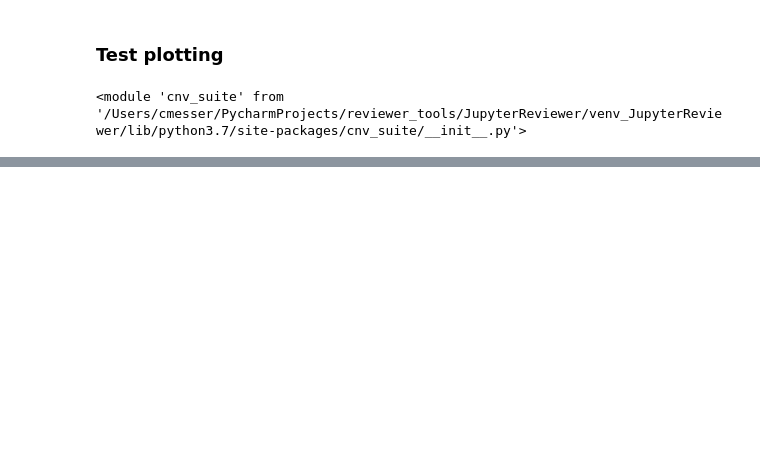
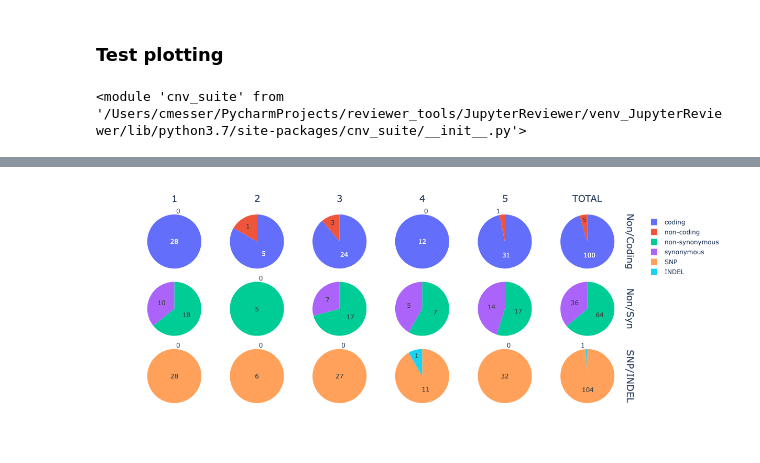
Before and after one commit to getzlab/AnnoMate, a Jupyter notebook: JupyterReviewer/Reviewers/PhylogicReviewer.ipynb, the cells around one changed output, grey strips where cells are left out. Drawn from its saved outputs; the diff is of its cells as text; code cells hidden in the pictures; blank space fills up the shorter version.

Commit message:
Phylogic notebook with cells testing cluster metric figure.

```diff
--- a/JupyterReviewer/Reviewers/PhylogicReviewer.ipynb
+++ b/JupyterReviewer/Reviewers/PhylogicReviewer.ipynb
@@ -315,0 +375,4 @@ importlib.reload(cnv_suite)
+# %%
+mut_ccfs_df['class'] = mut_ccfs_df['Variant_Classification'].apply(classify_mut)
+mut_classes = mut_ccfs_df.groupby(['Cluster_Assignment', 'class']).size().unstack(fill_value=0)
+mut_classes
@@ -315,0 +387,16 @@ importlib.reload(cnv_suite)
+# %%
+mut_classes['coding'] = mut_classes['synonymous'] + mut_classes['non-synonymous']
+# %%
+mut_counts_df = mut_classes.join(snp_indel)
+# %%
+mut_counts_df.loc['TOTAL', :] = mut_counts_df.sum()
+mut_counts_df = mut_counts_df.stack().reset_index().rename(columns={'level_1':'annotation', 0: 'count'})
+mut_counts_df['type'] = mut_counts_df['annotation'].apply(lambda x: 'Non/Coding' if 'coding' in x else ('Non/Syn' if 'syn' in x else 'SNP/INDEL'))
+# %%
+fig = px.pie(mut_counts_df, names='annotation', values='count', facet_col='Cluster_Assignment', facet_row='type', height=500, facet_row_spacing=0.07)
+fig.for_each_annotation(lambda a: a.update(text=a.text.replace("Cluster_Assignment=", ""), y=1.05), selector={'xanchor': 'center'})
+fig.for_each_annotation(lambda a: a.update(text=a.text.replace("type=", "")))
+fig.for_each_annotation(lambda a: a.update(font_size=18))
+fig.update_traces(textinfo='value')
+# %% [output]
+[figure, added]
```
Also changed, not shown: parts of 19 cells of this notebook.
